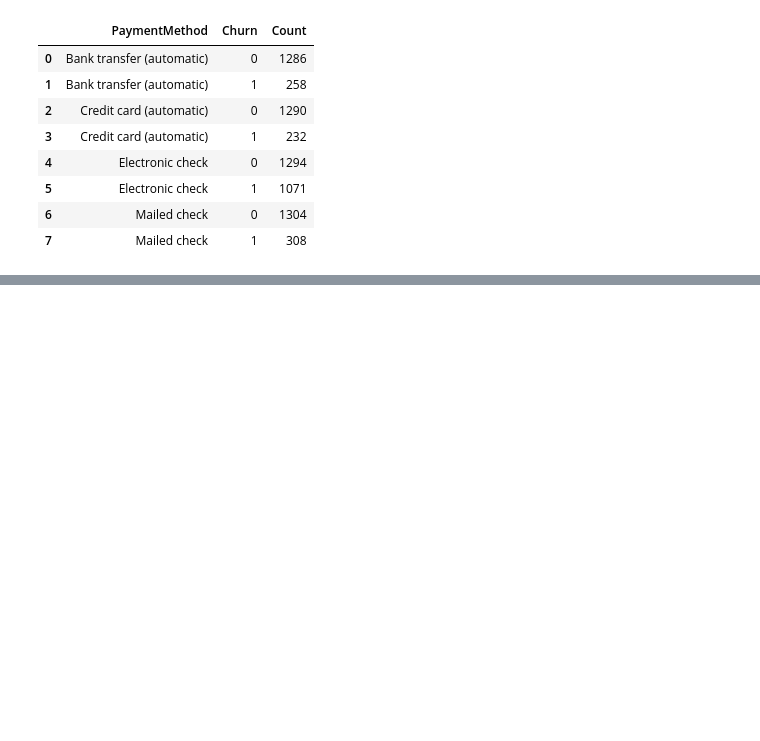
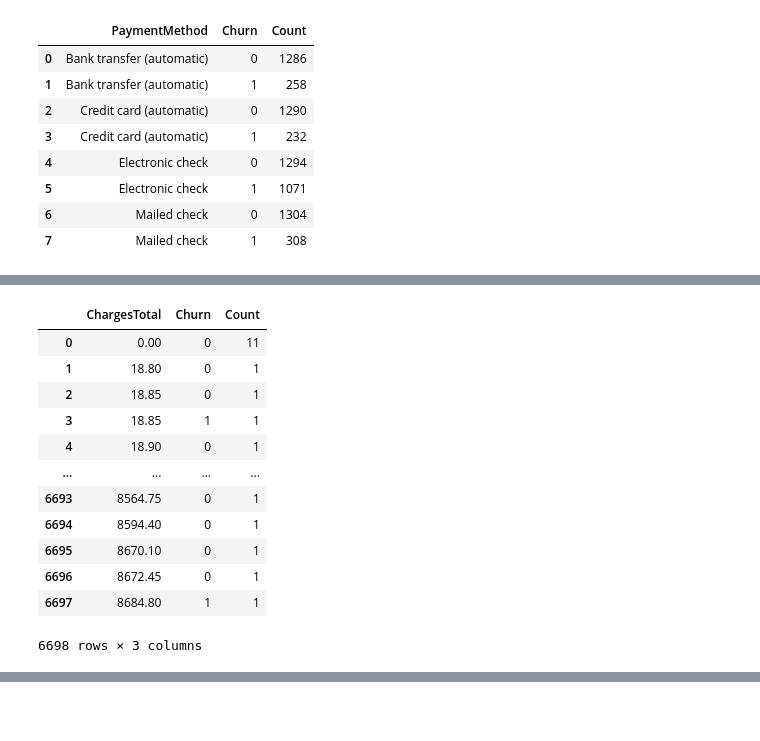
Before and after one commit to AntonioBMesquita/Challenge-Telecomx-2, a Jupyter notebook: TelecomX_parte_2.ipynb, the cells around one changed output, grey strips where cells are left out. Drawn from its saved outputs; the diff is of its cells as text; code cells hidden in the pictures; blank space fills up the shorter version.

```diff
--- a/TelecomX_parte_2.ipynb
+++ b/TelecomX_parte_2.ipynb
@@ -155 +161,19 @@ Passing `palette` without assigning `hue` is deprecated and will be removed in v
 [figure]
+# %%
+total_gasto = dados.groupby('Charges.Total')['Churn'].value_counts().reset_index()
+total_gasto.columns = ['ChargesTotal', 'Churn', 'Count']
+total_gasto
+# %% [output]
+|  | ChargesTotal | Churn | Count |
+| 0 | 0.00 | 0 | 11 |
+| 1 | 18.80 | 0 | 1 |
+| 2 | 18.85 | 0 | 1 |
+| 3 | 18.85 | 1 | 1 |
+| 4 | 18.90 | 0 | 1 |
+| ... | ... | ... | ... |
+| 6693 | 8564.75 | 0 | 1 |
+| 6694 | 8594.40 | 0 | 1 |
+| 6695 | 8670.10 | 0 | 1 |
+| 6696 | 8672.45 | 0 | 1 |
+| 6697 | 8684.80 | 1 | 1 |
+6698 rows × 3 columns
```
Also changed, not shown: parts of 8 cells of this notebook.
